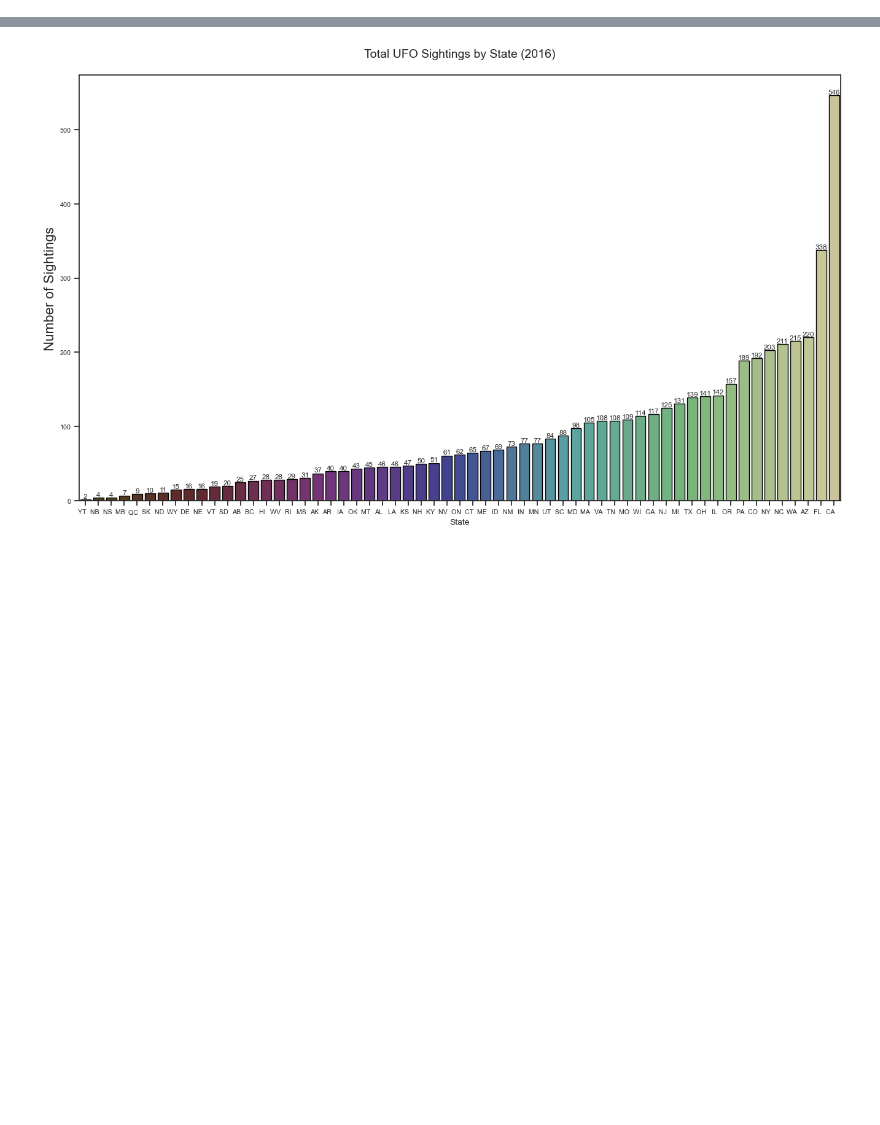
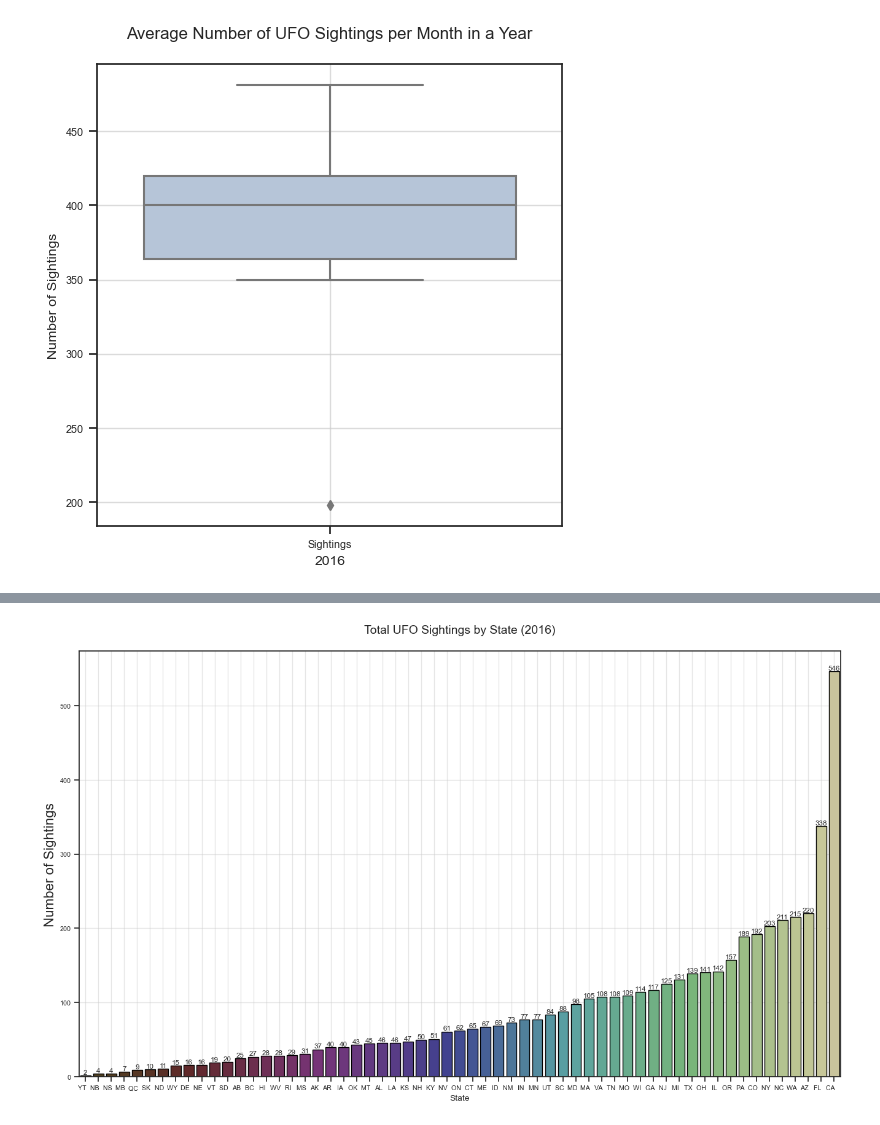
Before and after one commit to marko-londo/UFO-Sighting-Analysis, a Jupyter notebook: UFOs.ipynb, the cells around one changed output, grey strips where cells are left out. Cells and saved outputs as stored; diff of their text form; code cells hidden in the pictures; blank space fills up the shorter version.

```diff
--- a/UFOs.ipynb
+++ b/UFOs.ipynb
@@ -195 +206,13 @@ plt.show()
+# %%
+# Box plot of UFO sightings in a year
+
+plt.subplots(figsize=(6,6))
+sns.boxplot(data=sightings_by_month_data, color="lightsteelblue")
+plt.title("Average Number of UFO Sightings per Month in a Year\n", fontsize=12)
+plt.xlabel("2016", fontsize=10)
+plt.ylabel("Number of Sightings", fontsize=10)
+plt.grid(True, alpha=0.7)
+plt.show()
+# %% [output]
+[figure, added]
 # %%
```
Also changed, not shown: parts of 7 cells of this notebook.
